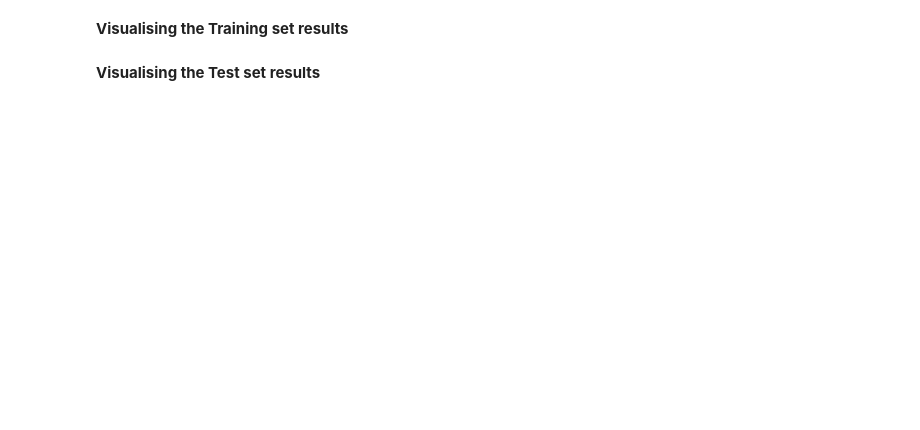
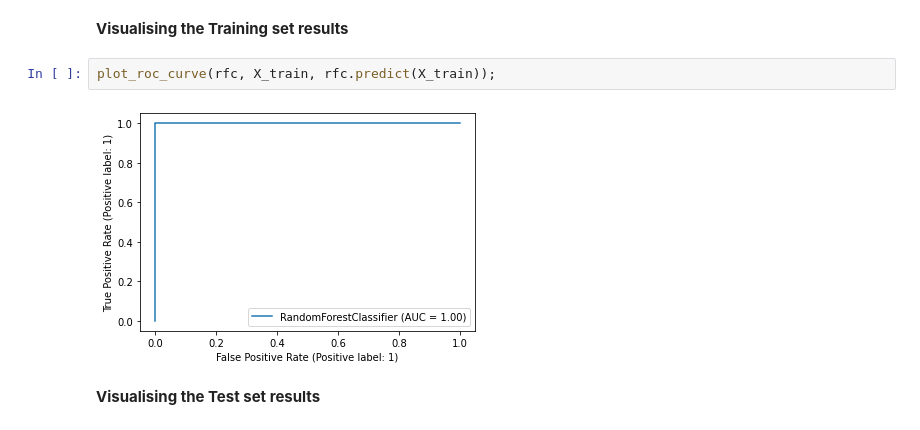
Before and after one commit to Akashkunwar/Dscourses, a Jupyter notebook: Guvi/Assignment/Task 7/Assignment_16_Random_Forest.ipynb, the cells around one changed output. Saved outputs shown, nothing was run; the diff lists cells and outputs as text; blank space fills up the shorter version.

```diff
--- a/Guvi/Assignment/Task 7/Assignment_16_Random_Forest.ipynb
+++ b/Guvi/Assignment/Task 7/Assignment_16_Random_Forest.ipynb
@@ -71,4 +74,8 @@ array([[50,  4],
 # %% [markdown]
 **Visualising the Training set results**
+# %%
+plot_roc_curve(rfc, X_train, rfc.predict(X_train));
+# %% [output]
+[figure, added]
 # %% [markdown]
 **Visualising the Test set results**
```
Also changed, not shown: parts of 3 cells of this notebook.
